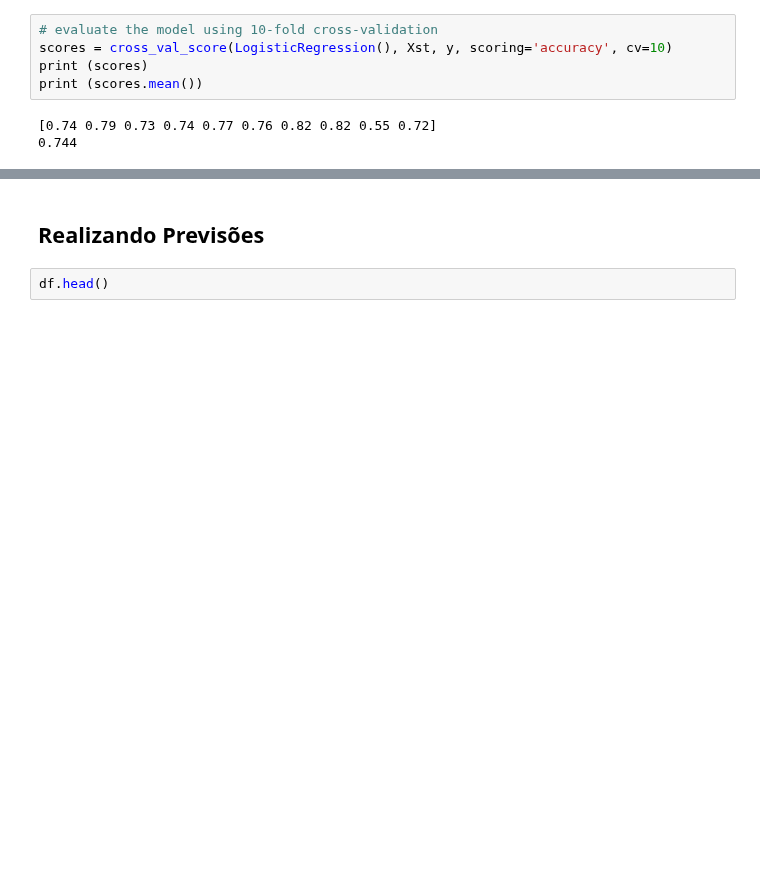
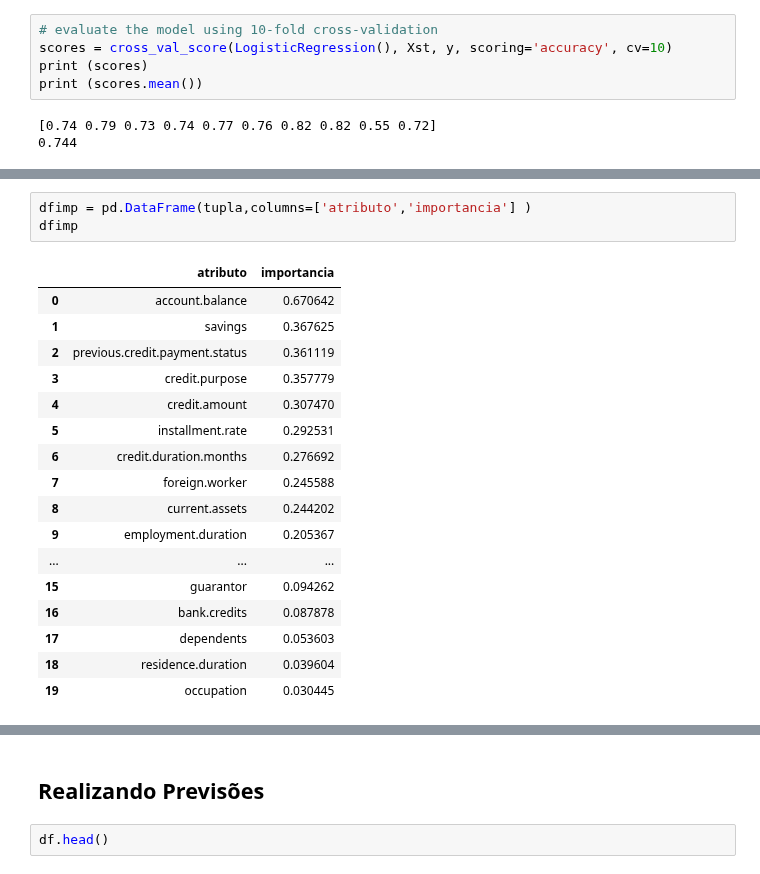
Before and after one commit to vladimiralencar/Alunos-UEPB-TopicosEspeciaisEmBancoDeDados, a Jupyter notebook: RegressaoLogistica/RegressaoLogistica-01.ipynb, the cells around one changed output, grey strips where cells are left out. Drawn from its saved outputs; the diff is of its cells as text; blank space fills up the shorter version.

```diff
--- a/RegressaoLogistica/RegressaoLogistica-01.ipynb
+++ b/RegressaoLogistica/RegressaoLogistica-01.ipynb
@@ -363,0 +409,21 @@ print (scores.mean())
+# %%
+dfimp = pd.DataFrame(tupla,columns=['atributo','importancia'] )
+dfimp
+# %% [output]
+|  | atributo | importancia |
+| 0 | account.balance | 0.670642 |
+| 1 | savings | 0.367625 |
+| 2 | previous.credit.payment.status | 0.361119 |
+| 3 | credit.purpose | 0.357779 |
+| 4 | credit.amount | 0.307470 |
+| 5 | installment.rate | 0.292531 |
+| 6 | credit.duration.months | 0.276692 |
+| 7 | foreign.worker | 0.245588 |
+| 8 | current.assets | 0.244202 |
+| 9 | employment.duration | 0.205367 |
+| ... | ... | ... |
+| 15 | guarantor | 0.094262 |
+| 16 | bank.credits | 0.087878 |
+| 17 | dependents | 0.053603 |
+| 18 | residence.duration | 0.039604 |
+| 19 | occupation | 0.030445 |
```
Also changed, not shown: parts of 16 cells of this notebook.
